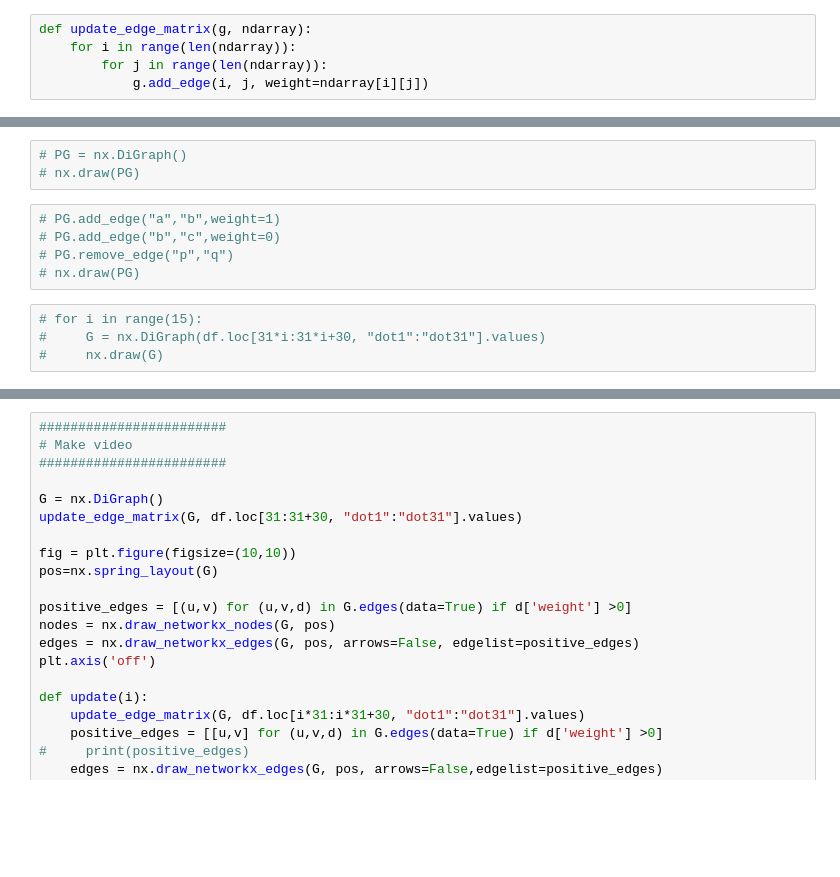
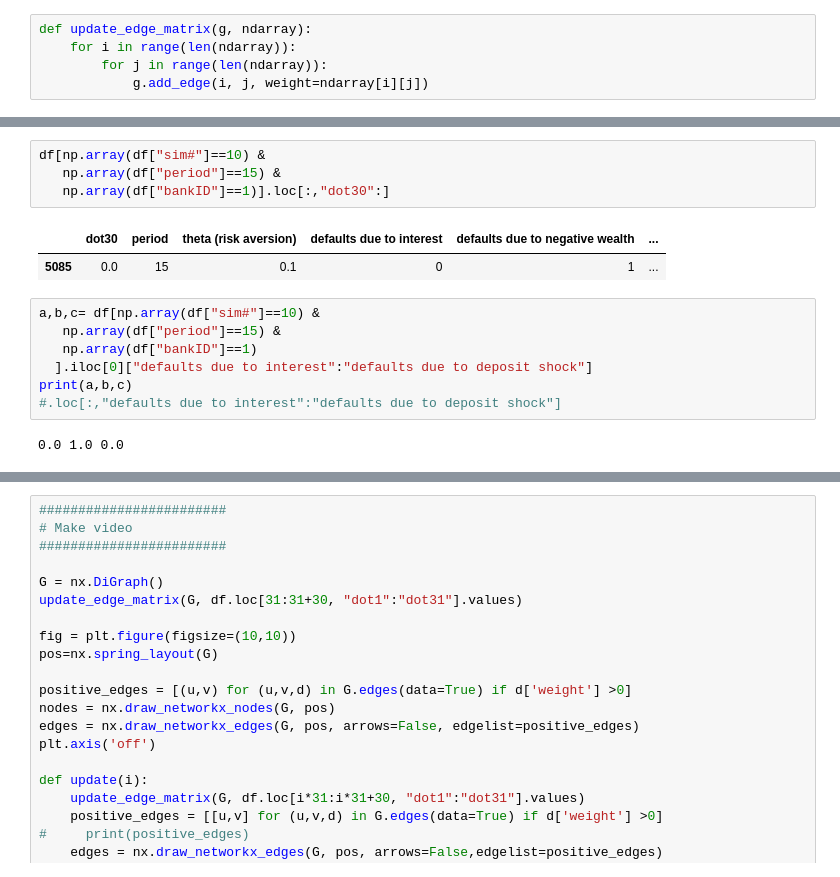
Before and after one commit to ai-xiaihai/FCN_DataAnalysis, a Jupyter notebook: visualize.ipynb, the cells around one changed output, grey strips where cells are left out. Drawn from its saved outputs; the diff is of its cells as text; blank space fills up the shorter version.

```diff
--- a/visualize.ipynb
+++ b/visualize.ipynb
@@ -38,13 +50,17 @@ def update_edge_matrix(g, ndarray):
-# %%
-# PG = nx.DiGraph()
-# nx.draw(PG)
-# %%
-# PG.add_edge("a","b",weight=1)
-# PG.add_edge("b","c",weight=0)
-# PG.remove_edge("p","q")
-# nx.draw(PG)
-# %%
-# for i in range(15):
-#     G = nx.DiGraph(df.loc[31*i:31*i+30, "dot1":"dot31"].values)
-#     nx.draw(G)
+# %%
+df[np.array(df["sim#"]==10) &
+   np.array(df["period"]==15) &
+   np.array(df["bankID"]==1)].loc[:,"dot30":]
+# %% [output]
+|  | dot30 | period | theta (risk aversion) | defaults due to interest | defaults due to negative wealth | ... |
+| 5085 | 0.0 | 15 | 0.1 | 0 | 1 | ... |
+# %%
+a,b,c= df[np.array(df["sim#"]==10) &
+   np.array(df["period"]==15) &
+   np.array(df["bankID"]==1)
+  ].iloc[0]["defaults due to interest":"defaults due to deposit shock"]
+print(a,b,c)
+#.loc[:,"defaults due to interest":"defaults due to deposit shock"]
+# %% [output]
+0.0 1.0 0.0
 # %%
```
Also changed, not shown: parts of 8 cells of this notebook, 5 other files.
